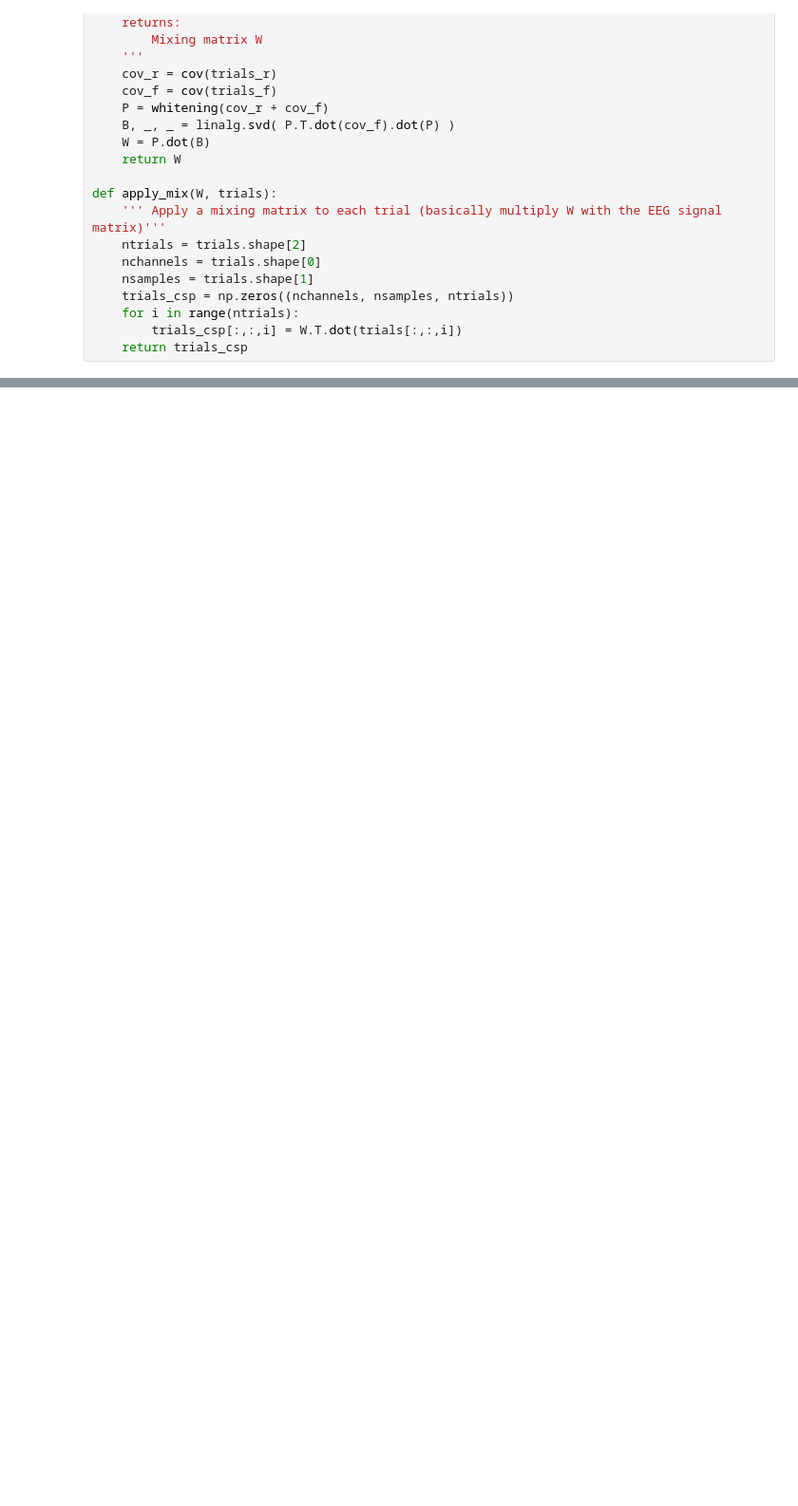
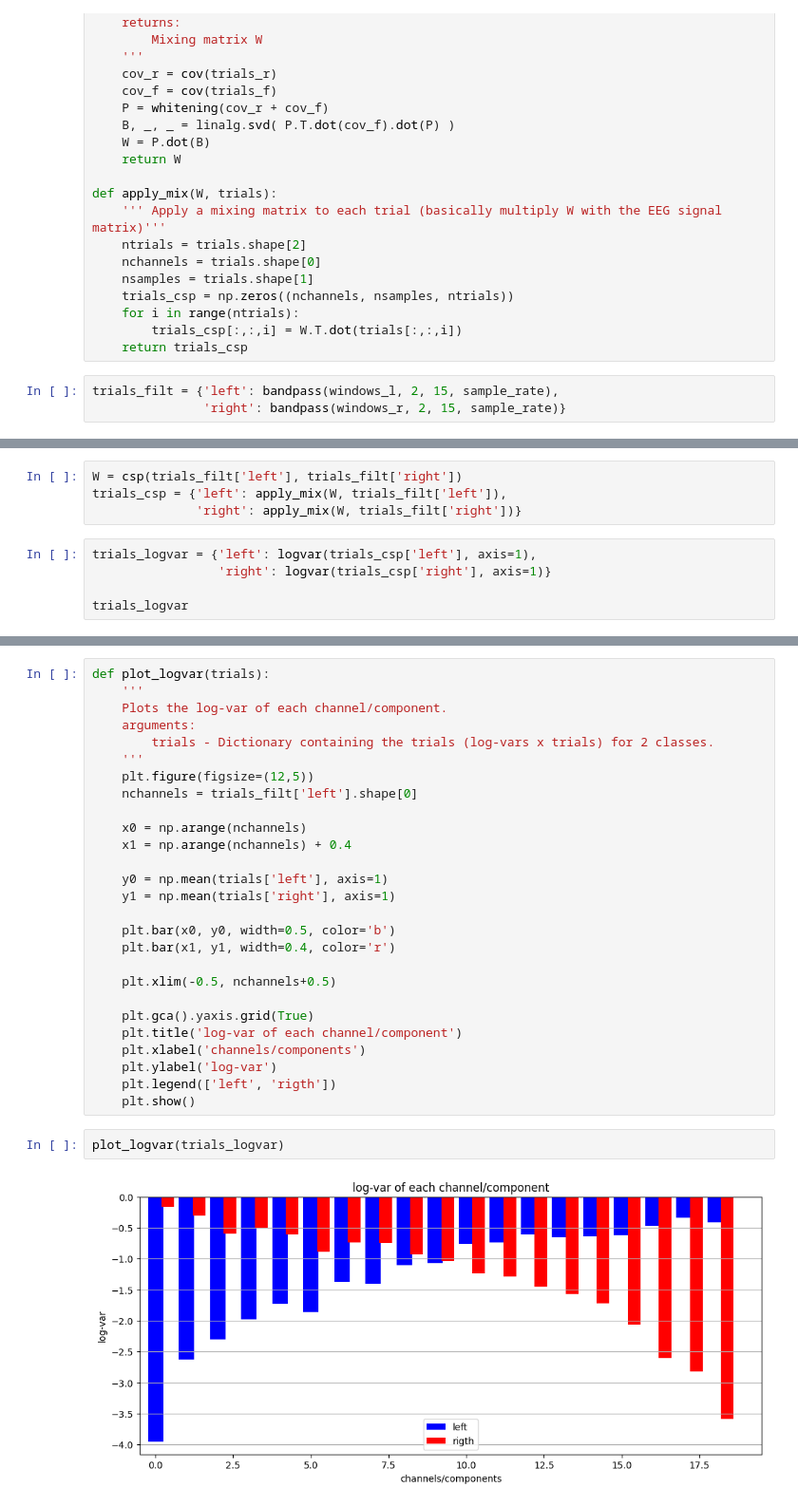
Before and after one commit to deltaC/EEG_Event_Classification, a Jupyter notebook: research.ipynb, the cells around one changed output, grey strips where cells are left out. Shown at 95% size. Drawn from its saved outputs; the diff is of its cells as text; blank space fills up the shorter version.

```diff
--- a/research.ipynb
+++ b/research.ipynb
@@ -338,3 +338,6 @@ def apply_mix(W, trials):
     for i in range(ntrials):
         trials_csp[:,:,i] = W.T.dot(trials[:,:,i])
     return trials_csp
+# %%
+trials_filt = {'left': bandpass(windows_l, 2, 15, sample_rate),
+               'right': bandpass(windows_r, 2, 15, sample_rate)}
@@ -340,0 +446,9 @@ def apply_mix(W, trials):
+# %%
+W = csp(trials_filt['left'], trials_filt['right'])
+trials_csp = {'left': apply_mix(W, trials_filt['left']),
+              'right': apply_mix(W, trials_filt['right'])}
+# %%
+trials_logvar = {'left': logvar(trials_csp['left'], axis=1),
+                 'right': logvar(trials_csp['right'], axis=1)}
+
+trials_logvar
@@ -340,0 +473,31 @@ def apply_mix(W, trials):
+# %%
+def plot_logvar(trials):
+    '''
+    Plots the log-var of each channel/component.
+    arguments:
+        trials - Dictionary containing the trials (log-vars x trials) for 2 classes.
+    '''
+    plt.figure(figsize=(12,5))
+    nchannels = trials_filt['left'].shape[0]
+
+    x0 = np.arange(nchannels)
+    x1 = np.arange(nchannels) + 0.4
+
+    y0 = np.mean(trials['left'], axis=1)
+    y1 = np.mean(trials['right'], axis=1)
+
+    plt.bar(x0, y0, width=0.5, color='b')
+    plt.bar(x1, y1, width=0.4, color='r')
+
+    plt.xlim(-0.5, nchannels+0.5)
+
+    plt.gca().yaxis.grid(True)
+    plt.title('log-var of each channel/component')
+    plt.xlabel('channels/components')
+    plt.ylabel('log-var')
+    plt.legend(['left', 'rigth'])
+    plt.show()
+# %%
+plot_logvar(trials_logvar)
+# %% [output]
+[figure, added]
```
Also changed, not shown: parts of 6 cells of this notebook.
